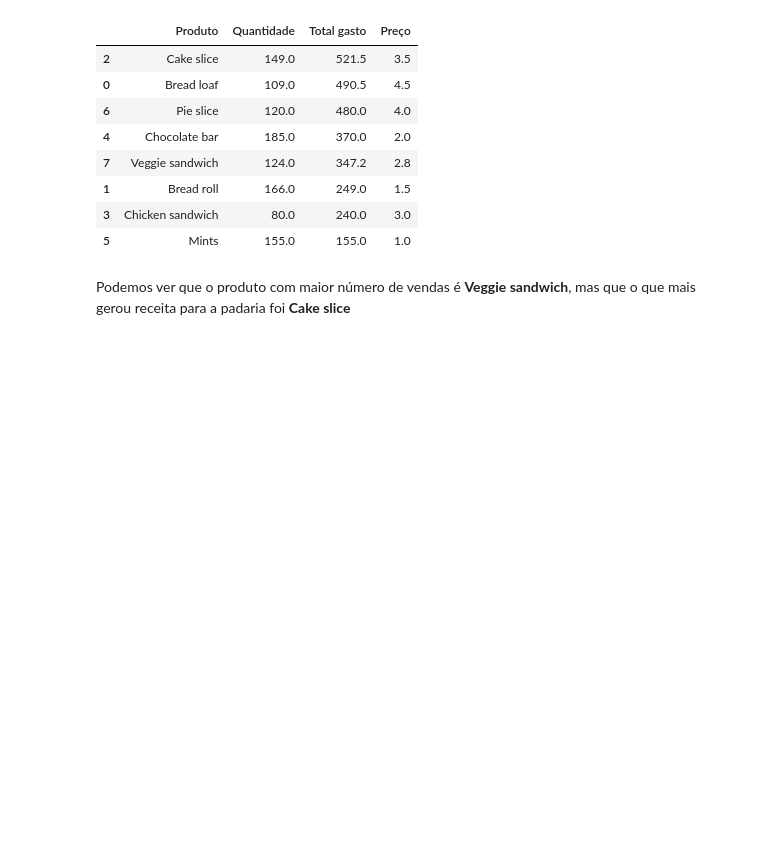
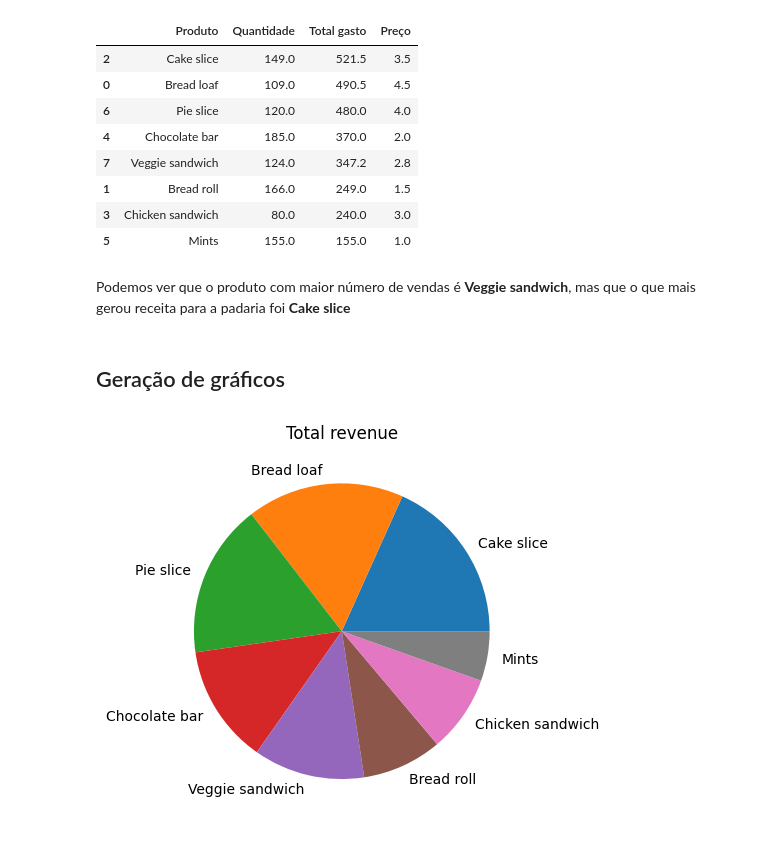
Before and after one commit to m-pillon/Teste_Analytics_MarianaPillon, a Jupyter notebook: notebooks/data_analysis.ipynb, the cells around one changed output. Cells and saved outputs as stored; diff of their text form; code cells hidden in the pictures; blank space fills up the shorter version.

Commit message:
Added graphs, SQL queries and finished documenting

```diff
--- a/notebooks/data_analysis.ipynb
+++ b/notebooks/data_analysis.ipynb
@@ -60,3 +60,21 @@ display(summed)
 | 5 | Mints | 155.0 | 155.0 | 1.0 |
 # %% [markdown]
 Podemos ver que o produto com maior número de vendas é **Veggie sandwich**, mas que o que mais gerou receita para a padaria foi **Cake slice**
+# %% [markdown]
+## Geração de gráficos
+# %%
+import numpy as np
+import matplotlib.pyplot as plt
+
+values = np.array(summed['Total gasto'])
+labels = np.array(summed['Produto'])
+
+fig, ax = plt.subplots()
+ax.pie(values, labels=labels)
+
+plt.title("Total revenue")
+
+plt.savefig("../figures/revenue_pie.png")
+plt.show()
+# %% [output]
+[figure, added]
```
Also changed, not shown: parts of 7 cells of this notebook, 9 other files.
